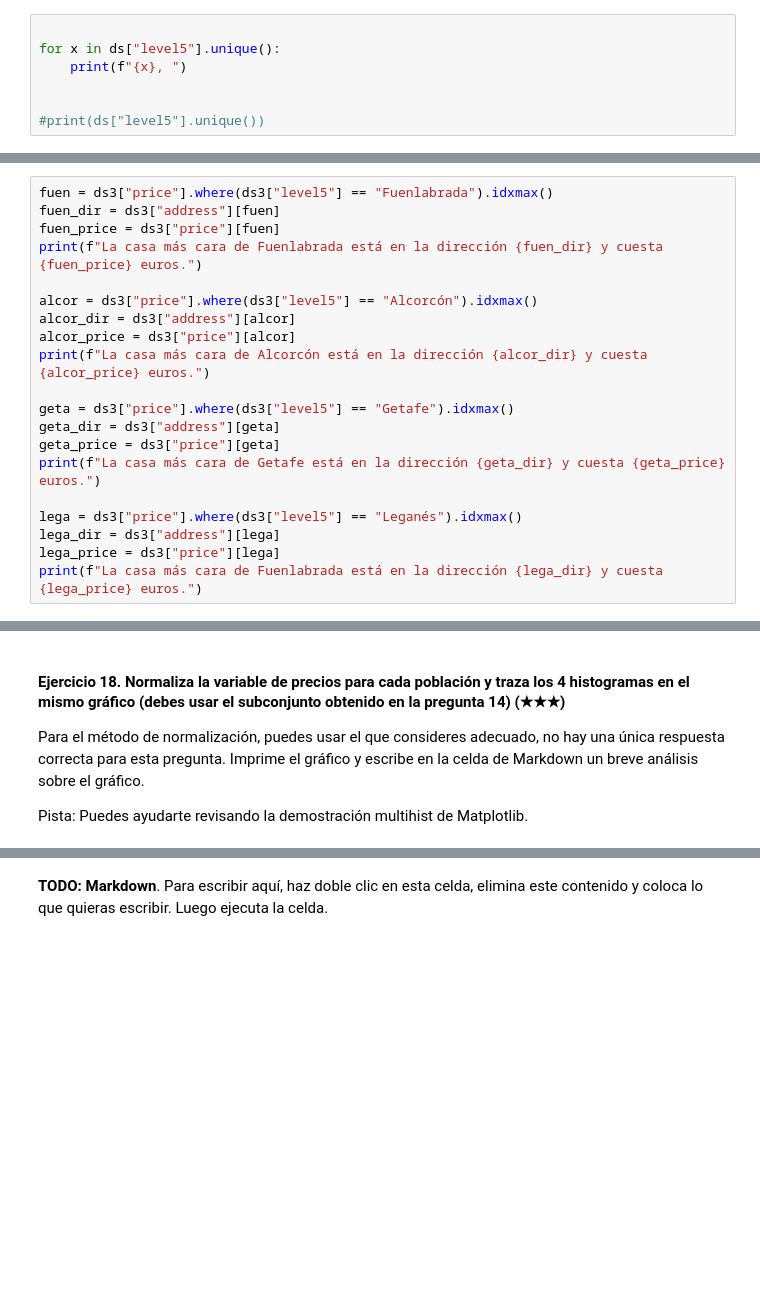
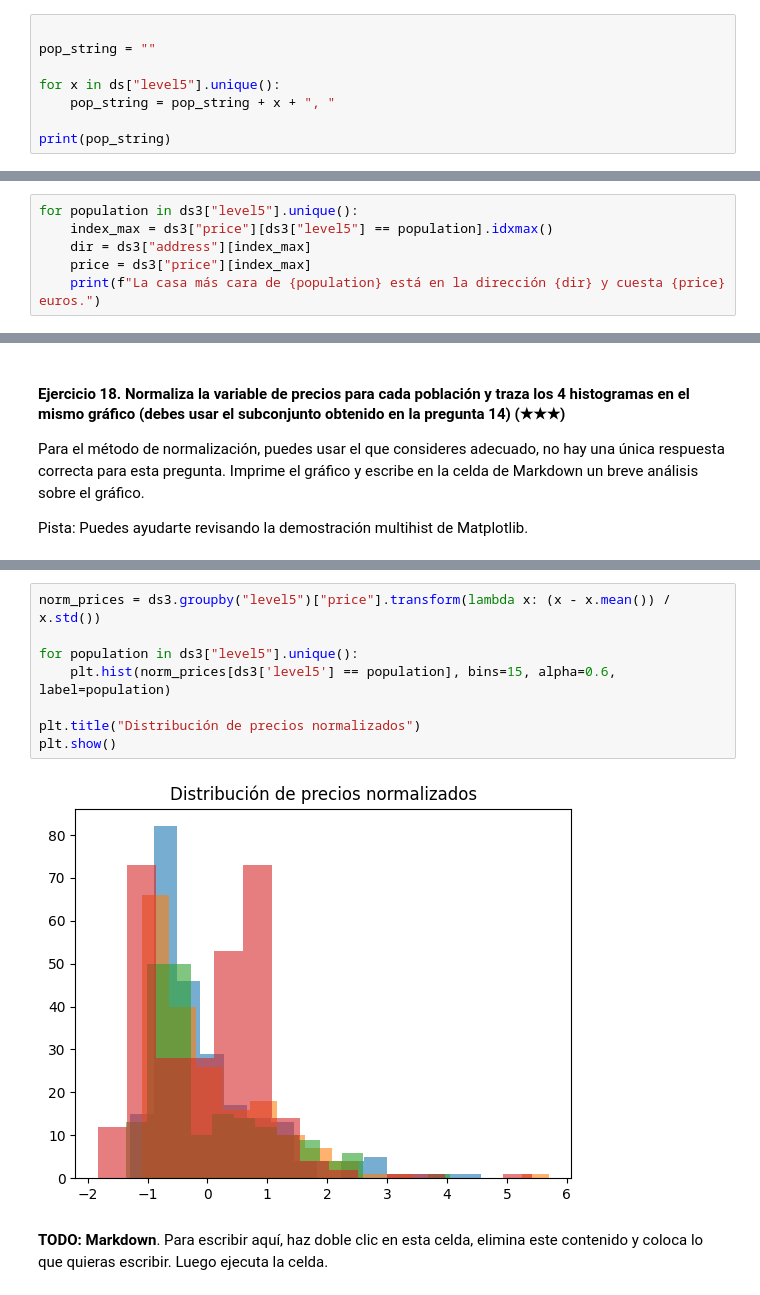
Before and after one commit to Sonmi-451-83/realestate-datacleanup-exercise, a Jupyter notebook: project.es.ipynb, the cells around one changed output, grey strips where cells are left out. Saved outputs shown, nothing was run; the diff lists cells and outputs as text; blank space fills up the shorter version.

```diff
--- a/project.es.ipynb
+++ b/project.es.ipynb
@@ -88,9 +91,10 @@ Imprime el nombre de las poblaciones separadas por coma. Por ejemplo:
 `population1, population2, population3, ...`
 # %%
 
+pop_string = ""
+
 for x in ds["level5"].unique():
-    print(f"{x}, ")
+    pop_string = pop_string + x + ", "
 
-
-#print(ds["level5"].unique())
+print(pop_string)
 # %% [output]
@@ -367,25 +353,11 @@ varianza de baños: 0.5717968625577321
 
 Imprime tanto la dirección como el precio de la casa seleccionada de cada población. Puedes imprimir un DataFrame o una sola línea para cada población.
 # %%
-fuen = ds3["price"].where(ds3["level5"] == "Fuenlabrada").idxmax()
-fuen_dir = ds3["address"][fuen]
-fuen_price = ds3["price"][fuen]
-print(f"La casa más cara de Fuenlabrada está en la dirección {fuen_dir} y cuesta {fuen_price} euros.")
-
-alcor = ds3["price"].where(ds3["level5"] == "Alcorcón").idxmax()
-alcor_dir = ds3["address"][alcor]
-alcor_price = ds3["price"][alcor]
-print(f"La casa más cara de Alcorcón está en la dirección {alcor_dir} y cuesta {alcor_price} euros.")
-
-geta = ds3["price"].where(ds3["level5"] == "Getafe").idxmax()
-geta_dir = ds3["address"][geta]
-geta_price = ds3["price"][geta]
-print(f"La casa más cara de Getafe está en la dirección {geta_dir} y cuesta {geta_price} euros.")
-
-lega = ds3["price"].where(ds3["level5"] == "Leganés").idxmax()
-lega_dir = ds3["address"][lega]
-lega_price = ds3["price"][lega]
-print(f"La casa más cara de Fuenlabrada está en la dirección {lega_dir} y cuesta {lega_price} euros.")
+for population in ds3["level5"].unique():
+    index_max = ds3["price"][ds3["level5"] == population].idxmax()
+    dir = ds3["address"][index_max]
+    price = ds3["price"][index_max]
+    print(f"La casa más cara de {population} está en la dirección {dir} y cuesta {price} euros.")
 # %% [output]
 La casa más cara de Fuenlabrada está en la dirección Calle de Paulo Freire, 5, Fuenlabrada y cuesta 490000 euros.
 La casa más cara de Alcorcón está en la dirección Alcorcón y cuesta 950000 euros.
@@ -421,3 +402,13 @@ mpl.show()
+# %%
+norm_prices = ds3.groupby("level5")["price"].transform(lambda x: (x - x.mean()) / x.std())
+
+for population in ds3["level5"].unique():
+    plt.hist(norm_prices[ds3['level5'] == population], bins=15, alpha=0.6, label=population)
+
+plt.title("Distribución de precios normalizados")
+plt.show()
+# %% [output]
+[figure, added]
 # %% [markdown]
 **TODO: Markdown**. Para escribir aquí, haz doble clic en esta celda, elimina este contenido y coloca lo que quieras escribir. Luego ejecuta la celda.
 # %% [markdown]
```
Also changed, not shown: parts of 14 cells of this notebook.
